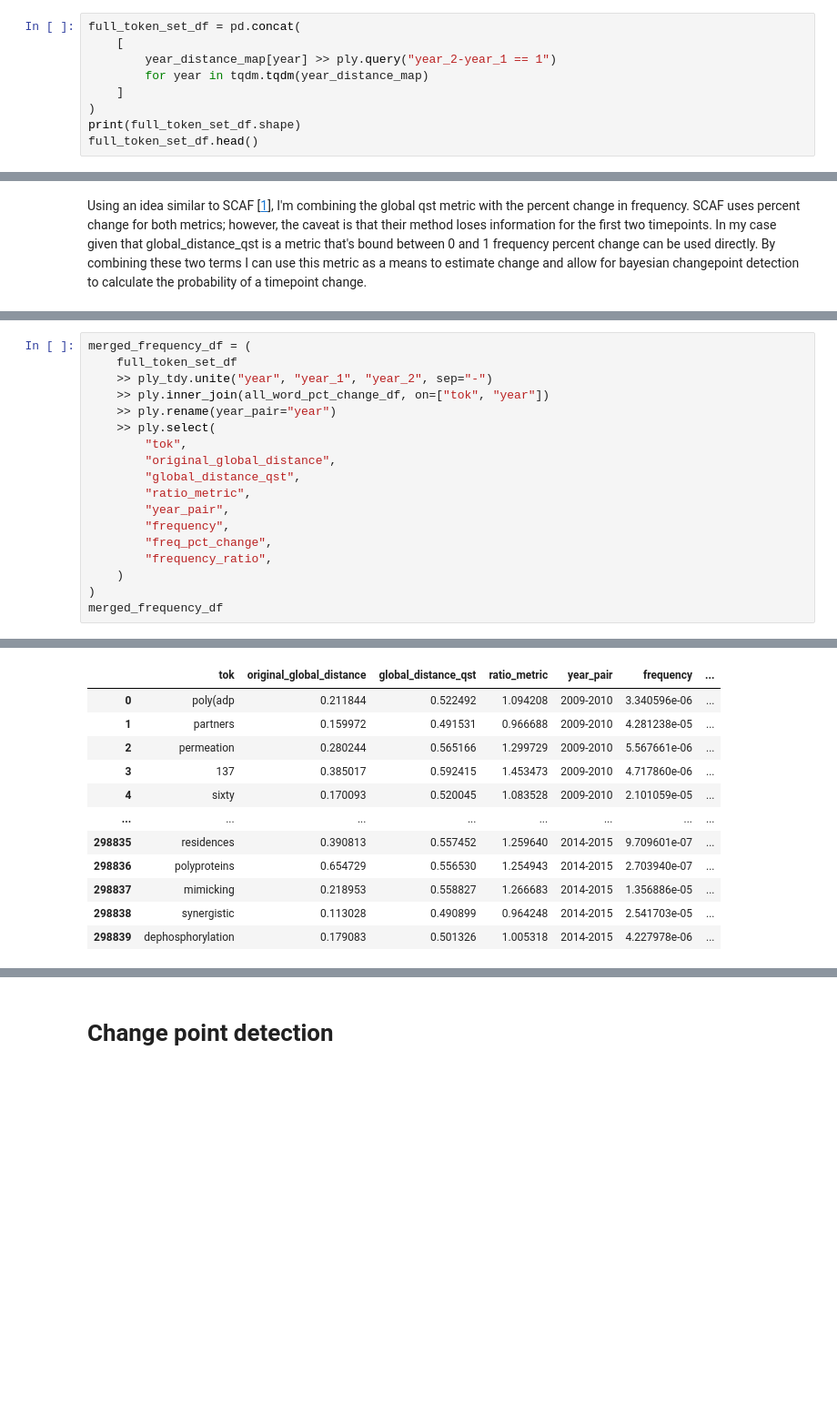
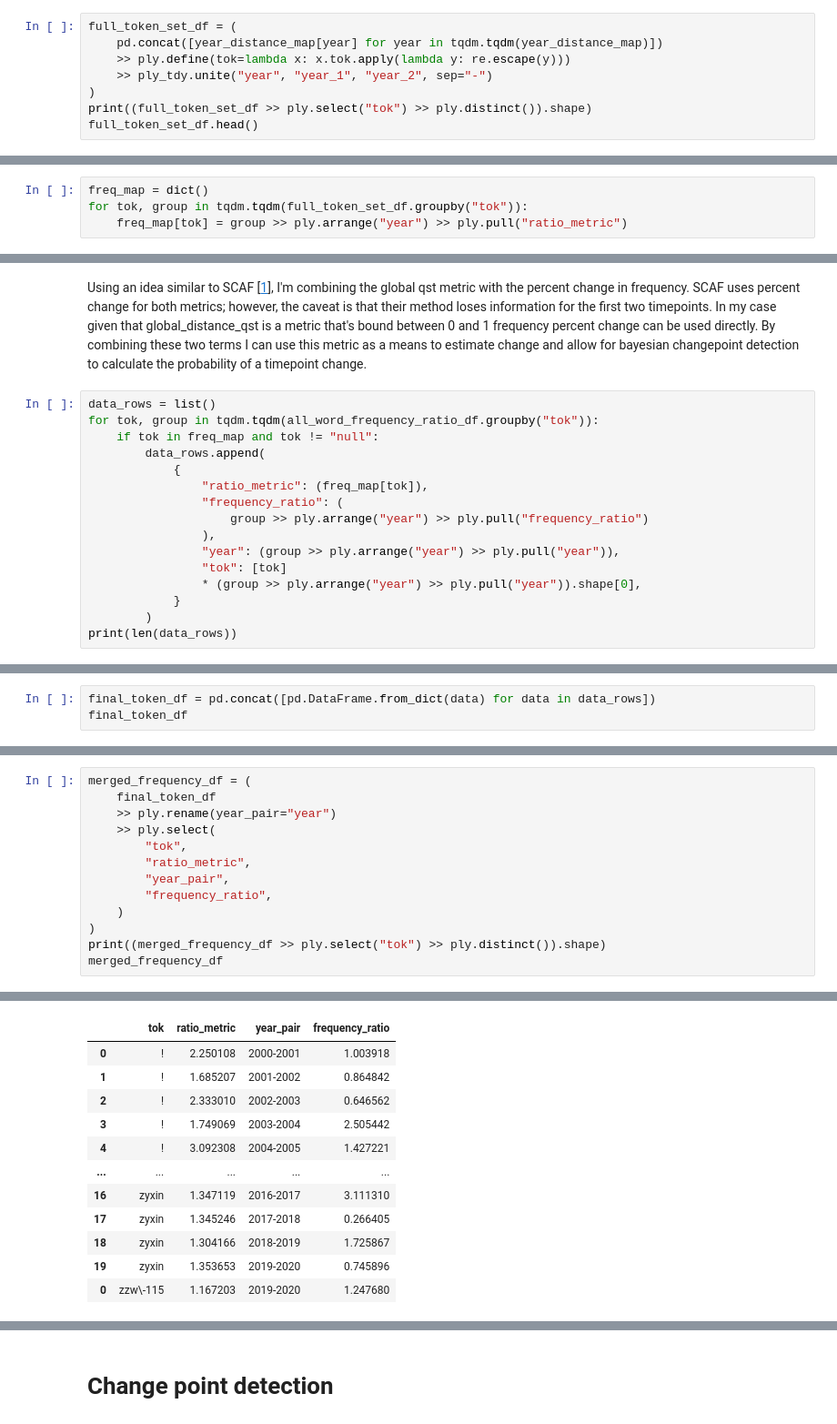
Before and after one commit to greenelab/biovectors, a Jupyter notebook: bayesian_changepoint_detection_experiment/01_change_point_detection.ipynb, the cells around one changed output, grey strips where cells are left out. Shown at 91% size. Saved outputs shown, nothing was run; the diff lists cells and outputs as text; blank space fills up the shorter version.

```diff
--- a/bayesian_changepoint_detection_experiment/01_change_point_detection.ipynb
+++ b/bayesian_changepoint_detection_experiment/01_change_point_detection.ipynb
@@ -125,12 +160,11 @@ year_distance_map = {
     for year_file in tqdm.tqdm(distance_files)
 }
 # %%
-full_token_set_df = pd.concat(
-    [
-        year_distance_map[year] >> ply.query("year_2-year_1 == 1")
-        for year in tqdm.tqdm(year_distance_map)
-    ]
+full_token_set_df = (
+    pd.concat([year_distance_map[year] for year in tqdm.tqdm(year_distance_map)])
+    >> ply.define(tok=lambda x: x.tok.apply(lambda y: re.escape(y)))
+    >> ply_tdy.unite("year", "year_1", "year_2", sep="-")
 )
-print(full_token_set_df.shape)
+print((full_token_set_df >> ply.select("tok") >> ply.distinct()).shape)
 full_token_set_df.head()
 # %% [output]
@@ -144,3 +178,7 @@ full_token_set_df.head()
+# %%
+freq_map = dict()
+for tok, group in tqdm.tqdm(full_token_set_df.groupby("tok")):
+    freq_map[tok] = group >> ply.arrange("year") >> ply.pull("ratio_metric")
 # %% [markdown]
 # Combine both information
 # %% [markdown]
@@ -148,3 +186,19 @@ Using an idea similar to SCAF \[[1](https://doi.org/10.1007/s00799-019-00271-6)\
 SCAF uses percent change for both metrics; however, the caveat is that their method loses information for the first two timepoints.
 In my case given that global_distance_qst is a metric that's bound between 0 and 1 frequency percent change can be used directly.
 By combining these two terms I can use this metric as a means to estimate change and allow for bayesian changepoint detection to calculate the probability of a timepoint change.
+# %%
+data_rows = list()
+for tok, group in tqdm.tqdm(all_word_frequency_ratio_df.groupby("tok")):
+    if tok in freq_map and tok != "null":
+        data_rows.append(
+            {
+                "ratio_metric": (freq_map[tok]),
+                "frequency_ratio": (
+                    group >> ply.arrange("year") >> ply.pull("frequency_ratio")
+                ),
+                "year": (group >> ply.arrange("year") >> ply.pull("year")),
+                "tok": [tok]
+                * (group >> ply.arrange("year") >> ply.pull("year")).shape[0],
+            }
+        )
+print(len(data_rows))
@@ -150,0 +207,3 @@ By combining these two terms I can use this metric as a means to estimate change
+# %%
+final_token_df = pd.concat([pd.DataFrame.from_dict(data) for data in data_rows])
+final_token_df
@@ -151,19 +224,14 @@ By combining these two terms I can use this metric as a means to estimate change
 # %%
 merged_frequency_df = (
-    full_token_set_df
-    >> ply_tdy.unite("year", "year_1", "year_2", sep="-")
-    >> ply.inner_join(all_word_pct_change_df, on=["tok", "year"])
+    final_token_df
     >> ply.rename(year_pair="year")
     >> ply.select(
         "tok",
-        "original_global_distance",
-        "global_distance_qst",
         "ratio_metric",
         "year_pair",
-        "frequency",
-        "freq_pct_change",
         "frequency_ratio",
     )
 )
+print((merged_frequency_df >> ply.select("tok") >> ply.distinct()).shape)
 merged_frequency_df
 # %% [output]
@@ -170,12 +239,12 @@ merged_frequency_df
-|  | tok | original_global_distance | global_distance_qst | ratio_metric | year_pair | frequency | ... |
-| 0 | poly(adp | 0.211844 | 0.522492 | 1.094208 | 2009-2010 | 3.340596e-06 | ... |
-| 1 | partners | 0.159972 | 0.491531 | 0.966688 | 2009-2010 | 4.281238e-05 | ... |
-| 2 | permeation | 0.280244 | 0.565166 | 1.299729 | 2009-2010 | 5.567661e-06 | ... |
-| 3 | 137 | 0.385017 | 0.592415 | 1.453473 | 2009-2010 | 4.717860e-06 | ... |
-| 4 | sixty | 0.170093 | 0.520045 | 1.083528 | 2009-2010 | 2.101059e-05 | ... |
-| ... | ... | ... | ... | ... | ... | ... | ... |
-| 298835 | residences | 0.390813 | 0.557452 | 1.259640 | 2014-2015 | 9.709601e-07 | ... |
-| 298836 | polyproteins | 0.654729 | 0.556530 | 1.254943 | 2014-2015 | 2.703940e-07 | ... |
-| 298837 | mimicking | 0.218953 | 0.558827 | 1.266683 | 2014-2015 | 1.356886e-05 | ... |
-| 298838 | synergistic | 0.113028 | 0.490899 | 0.964248 | 2014-2015 | 2.541703e-05 | ... |
-| 298839 | dephosphorylation | 0.179083 | 0.501326 | 1.005318 | 2014-2015 | 4.227978e-06 | ... |
+|  | tok | ratio_metric | year_pair | frequency_ratio |
+| 0 | ! | 2.250108 | 2000-2001 | 1.003918 |
+| 1 | ! | 1.685207 | 2001-2002 | 0.864842 |
+| 2 | ! | 2.333010 | 2002-2003 | 0.646562 |
+| 3 | ! | 1.749069 | 2003-2004 | 2.505442 |
+| 4 | ! | 3.092308 | 2004-2005 | 1.427221 |
+| ... | ... | ... | ... | ... |
+| 16 | zyxin | 1.347119 | 2016-2017 | 3.111310 |
+| 17 | zyxin | 1.345246 | 2017-2018 | 0.266405 |
+| 18 | zyxin | 1.304166 | 2018-2019 | 1.725867 |
+| 19 | zyxin | 1.353653 | 2019-2020 | 0.745896 |
+| 0 | zzw\-115 | 1.167203 | 2019-2020 | 1.247680 |
```
Also changed, not shown: parts of 31 cells of this notebook, 6 other files.
